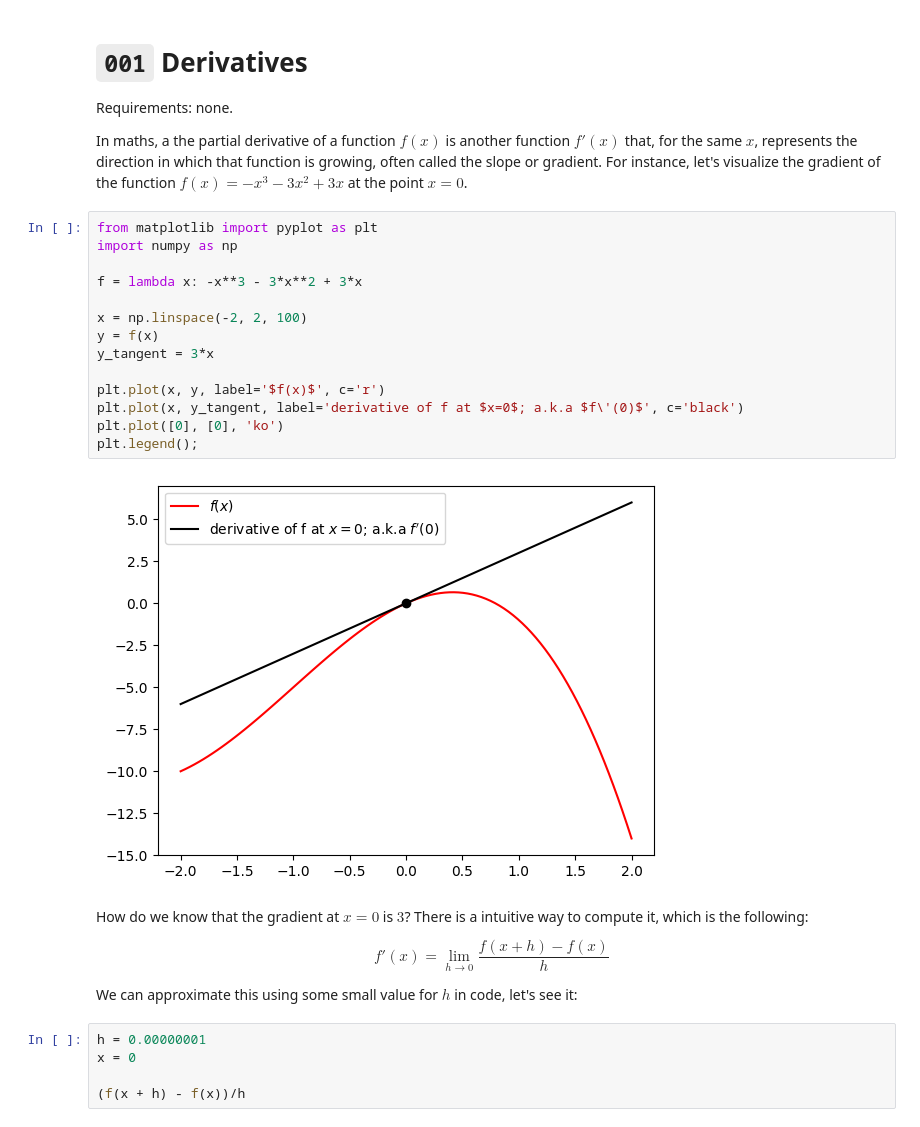
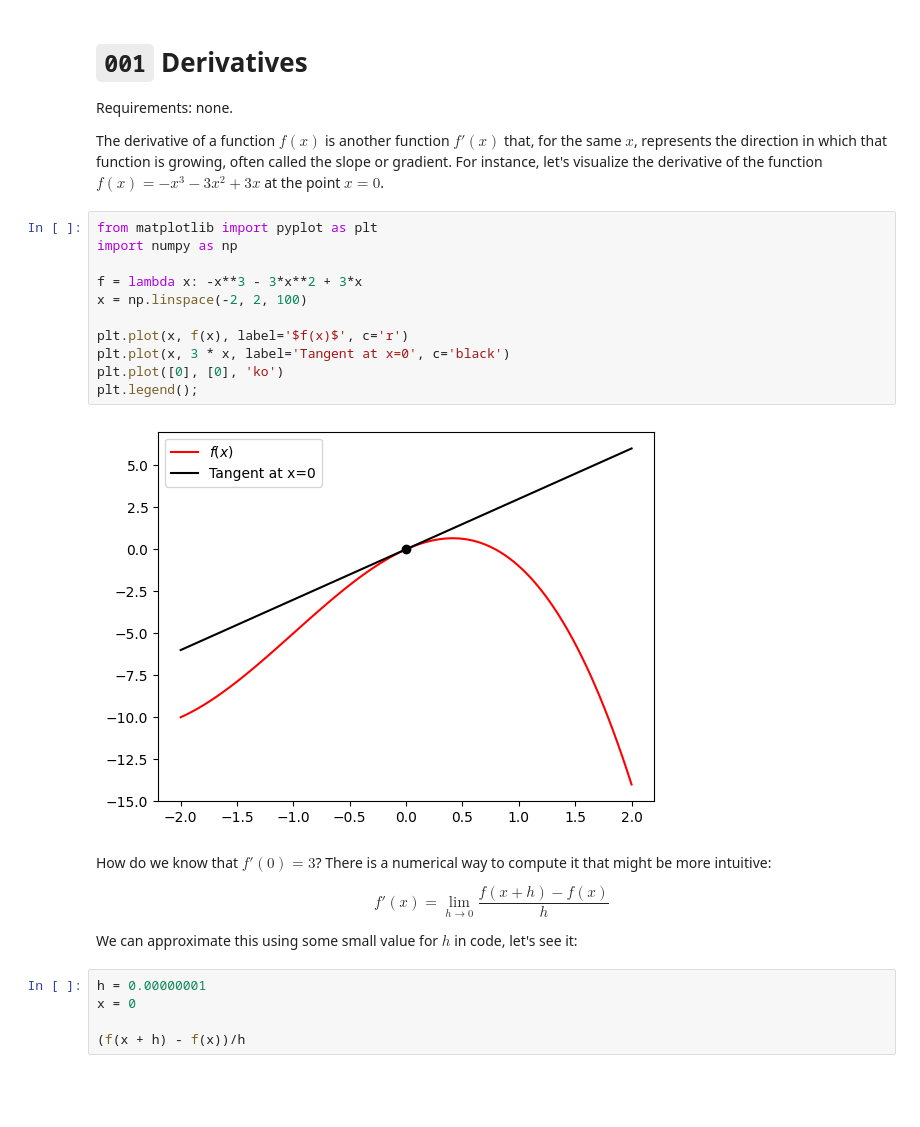
Before and after one commit to jcarlosroldan/road-to-ai, a Jupyter notebook: 001 Derivatives.ipynb, the cells around one changed output. Saved outputs shown, nothing was run; the diff lists cells and outputs as text; blank space fills up the shorter version.

```diff
--- a/001 Derivatives.ipynb
+++ b/001 Derivatives.ipynb
@@ -3,25 +3,22 @@
 
 Requirements: none.
 
-In maths, a the partial derivative of a function $f(x)$ is another function $f'(x)$ that, for the same $x$, represents the direction in which that function is growing, often called the slope or gradient. For instance, let's visualize the  gradient of the function $f(x) = -x^3 - 3x^2 + 3x$ at the point $x=0$.
+The derivative of a function $f(x)$ is another function $f'(x)$ that, for the same $x$, represents the direction in which that function is growing, often called the slope or gradient. For instance, let's visualize the  derivative of the function $f(x) = -x^3 - 3x^2 + 3x$ at the point $x=0$.
 # %%
 from matplotlib import pyplot as plt
 import numpy as np
 
 f = lambda x: -x**3 - 3*x**2 + 3*x
+x = np.linspace(-2, 2, 100)
 
-x = np.linspace(-2, 2, 100)
-y = f(x)
-y_tangent = 3*x
-
-plt.plot(x, y, label='$f(x)$', c='r')
-plt.plot(x, y_tangent, label='derivative of f at $x=0$; a.k.a $f\'(0)$', c='black')
+plt.plot(x, f(x), label='$f(x)$', c='r')
+plt.plot(x, 3 * x, label='Tangent at x=0', c='black')
 plt.plot([0], [0], 'ko')
 plt.legend();
 # %% [output]
-[figure, old version]
+[figure, new version]
 # %% [markdown]
-How do we know that the gradient at $x=0$ is $3$? There is a intuitive way to compute it, which is the following:
+How do we know that $f'(0)=3$? There is a numerical way to compute it that might be more intuitive:
 
 $$f'(x) = \lim_{h \to 0} \frac{f(x+h)-f(x)}{h}$$
 
```
Also changed, not shown: parts of 2 cells of this notebook, 3 other files.
